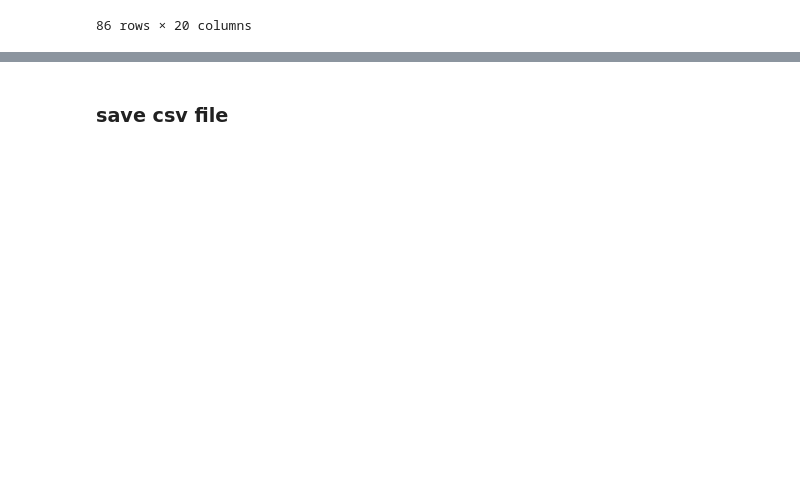
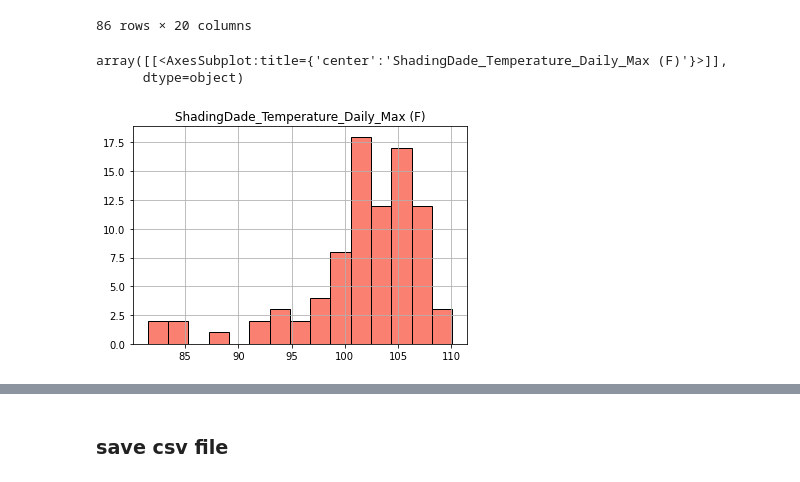
Before and after one commit to mariajmolina/Innovator_AI_Bias, a Jupyter notebook: ERA5_ShadingDade_Miami_temperature.ipynb, the cells around one changed output, grey strips where cells are left out. Drawn from its saved outputs; the diff is of its cells as text; code cells hidden in the pictures; blank space fills up the shorter version.

Commit message:
adding new hists

```diff
--- a/ERA5_ShadingDade_Miami_temperature.ipynb
+++ b/ERA5_ShadingDade_Miami_temperature.ipynb
@@ -325,3 +325,9 @@ df_FINAL
 | 84 | 36.500 | 97.700 | 26.750 | 80.150 | ... |
 | 85 | 27.500 | 81.500 | 27.500 | 81.500 | ... |
 86 rows × 20 columns
+# %%
+df_FINAL.hist('ShadingDade_Temperature_Daily_Max (F)', edgecolor='k', facecolor='salmon', bins=15)
+# %% [output]
+array([[<AxesSubplot:title={'center':'ShadingDade_Temperature_Daily_Max (F)'}>]],
+      dtype=object)
+[figure, added]
```
Also changed, not shown: parts of 3 cells of this notebook.
